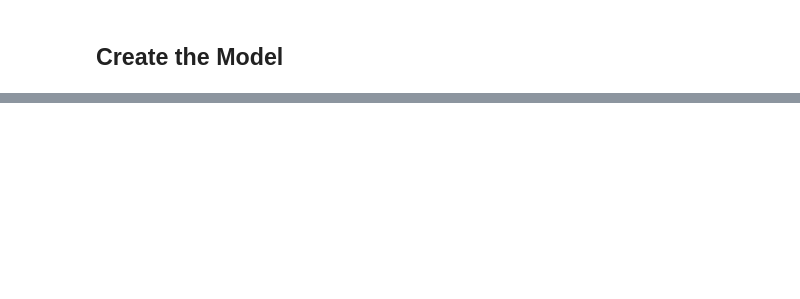
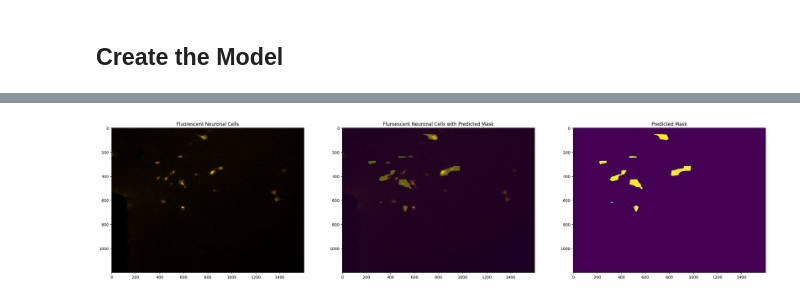
Before and after one commit to mmenendezg/mobilevit-fluorescent-cells, a Jupyter notebook: notebooks/fluorescent_semantic_brain.ipynb, the cells around one changed output, grey strips where cells are left out. Drawn from its saved outputs; the diff is of its cells as text; code cells hidden in the pictures; blank space fills up the shorter version.

```diff
--- a/notebooks/fluorescent_semantic_brain.ipynb
+++ b/notebooks/fluorescent_semantic_brain.ipynb
@@ -329,0 +735,2 @@ class MobileVit(pl.LightningModule):
+# %%
+images = [normalize_image(img) for img in images]
@@ -329,0 +758,7 @@ class MobileVit(pl.LightningModule):
+# %%
+mobilevit_model = MobileVIT.load_from_checkpoint(
+    "../models/FluorescentMobileVIT/epoch=59-step=6120.ckpt", hparams_file=HPARAMS_FILE
+)
+image_processor = AutoImageProcessor.from_pretrained(
+    MODEL_CHECKPOINT, do_reduce_labels=False
+)
@@ -329,0 +771,10 @@ class MobileVit(pl.LightningModule):
+# %%
+def make_single_prediction(model, image_processor, image):
+    np_image = np.asarray(image, dtype=np.uint8)
+    processed_image = image_processor(images=np_image, return_tensors="pt")
+    processed_image.to(DEVICE)
+    logits = model.model(pixel_values=processed_image["pixel_values"])
+    post_processed_image = image_processor.post_process_semantic_segmentation(
+        outputs=logits, target_sizes=[(np_image.shape[0], np_image.shape[1])]
+    )
+    return {"image": image, "predicted_mask": post_processed_image[0].cpu()}
@@ -329,0 +789,21 @@ class MobileVit(pl.LightningModule):
+# %%
+outputs = make_single_prediction(mobilevit_model, image_processor, image)
+
+plt.figure(figsize=(30, 10))
+
+plt.subplot(1, 3, 1)
+plt.imshow(outputs["image"])
+plt.title("Fluorescent Neuronal Cells")
+
+plt.subplot(1, 3, 2)
+plt.imshow(outputs["image"])
+plt.imshow(outputs["predicted_mask"], cmap="viridis", alpha=0.4)
+plt.title("Fluroescent Neuronal Cells with Predicted Mask")
+
+plt.subplot(1, 3, 3)
+plt.imshow(outputs["predicted_mask"])
+plt.title("Predicted Mask")
+
+plt.show()
+# %% [output]
+[figure, added]
```
Also changed, not shown: parts of 30 cells of this notebook.
